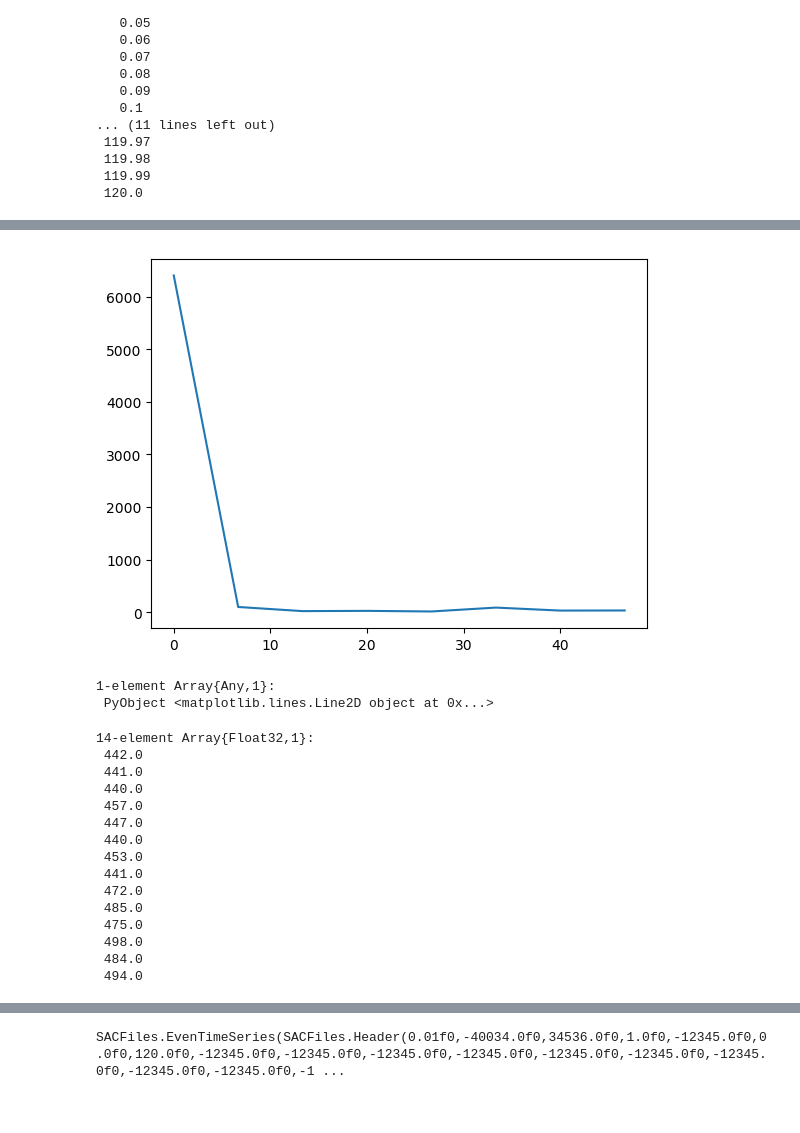
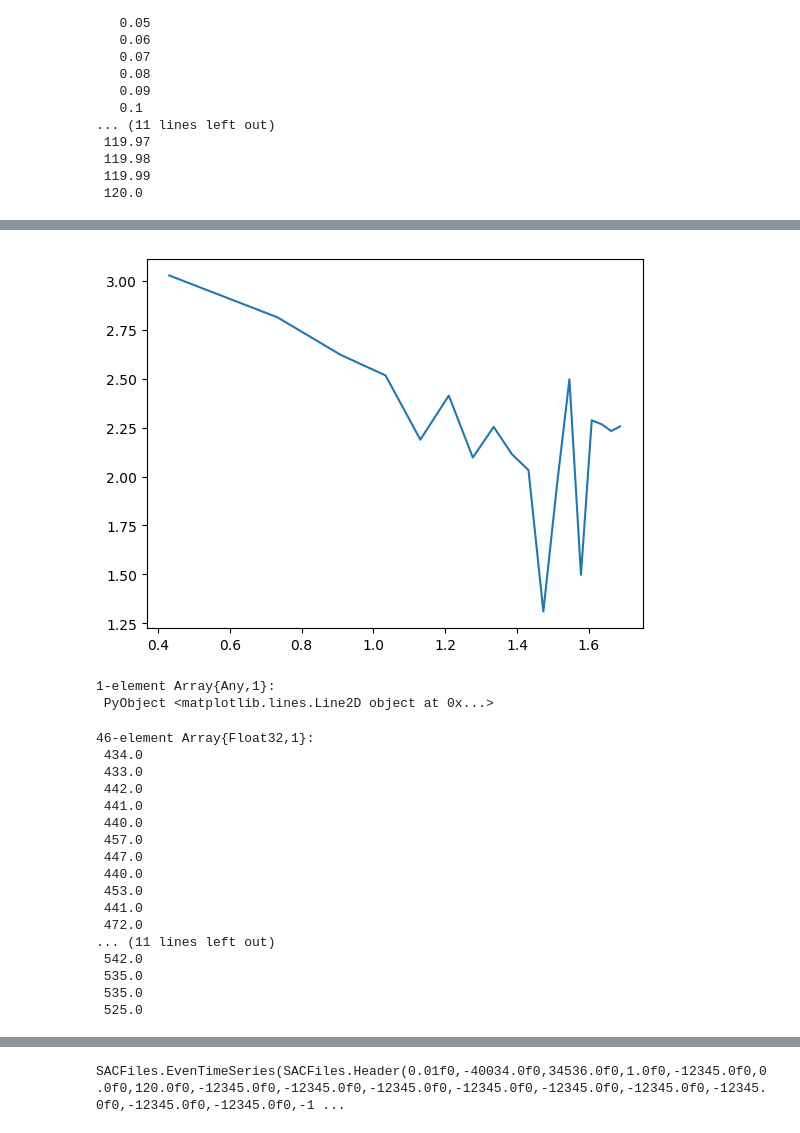
Before and after one commit to RadamesGutierrezZ/Verano, a Jupyter notebook: SegundoEvento.ipynb, the cells around one changed output, grey strips where cells are left out. Drawn from its saved outputs; the diff is of its cells as text; code cells hidden in the pictures.

```diff
--- a/SegundoEvento.ipynb
+++ b/SegundoEvento.ipynb
@@ -271,5 +317,5 @@ ts12 = (collect(0:1:length(D2E)-1))*S2E.hdr.delta
  119.99
  120.0
 # %%
-ondaP1 = D2E[3:17]
+ondaP1 = D2E[4:40]
 # %% [output]
@@ -311,3 +359,3 @@ Ftra3 = fft(ondaP1)
 # %%
-ondaPE = Ftra3[1:8]
+ondaPE = Ftra3[1:19]
 # %% [output]
@@ -323,3 +382,3 @@ ondaPE = Ftra3[1:8]
 # %%
-FxondaPE = collect(0:8-1)*(100/length(Ftra3))
+FxondaPE = collect(0:19-1)*(100/length(Ftra3))
 # %% [output]
@@ -335,13 +405,15 @@ FxondaPE = collect(0:8-1)*(100/length(Ftra3))
 # %%
-plot(FxondaPE,abs(ondaPE))
+plot(log10(FxondaPE),abs(log10(ondaPE)))
 # %% [output]
-[figure, old version]
+[figure, new version]
 1-element Array{Any,1}:
  PyObject <matplotlib.lines.Line2D object at 0x...>
 # %%
-ondaS1 = D2E[17:30]
+ondaS1 = D2E[15:60]
 # %% [output]
-14-element Array{Float32,1}:
+46-element Array{Float32,1}:
+ 434.0
+ 433.0
  442.0
  441.0
  440.0
@@ -351,11 +423,11 @@ ondaS1 = D2E[17:30]
  453.0
  441.0
  472.0
- 485.0
- 475.0
- 498.0
- 484.0
- 494.0
+... (11 lines left out)
+ 542.0
+ 535.0
+ 535.0
+ 525.0
 # %%
 Ftra4 = fft(ondaS1)
 # %% [output]
```
Also changed, not shown: parts of 32 cells of this notebook.
